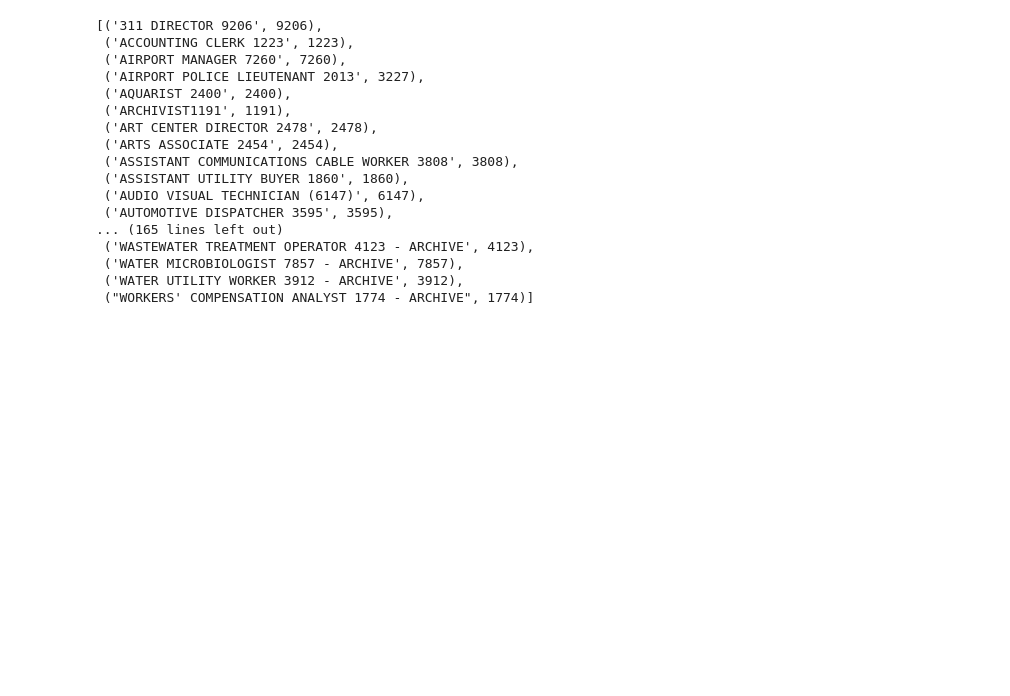
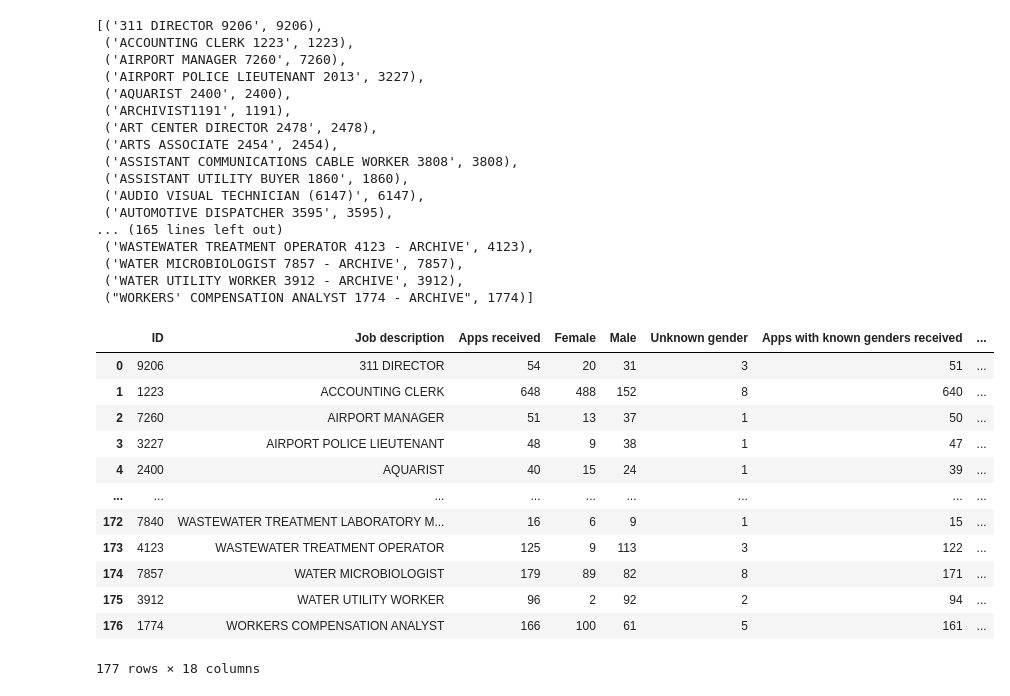
Before and after one commit to JohannaUlveklint/job_discrimination_sandbox, a Jupyter notebook: notebooks/data_cleaning.ipynb, the cells around one changed output. Cells and saved outputs as stored; diff of their text form; code cells hidden in the pictures; blank space fills up the shorter version.

Commit message:
Save new dataframe with all data

```diff
--- a/notebooks/data_cleaning.ipynb
+++ b/notebooks/data_cleaning.ipynb
@@ -663,3 +665,25 @@ ids[111] = "0602"
 df["ID"] = ids
 
 df.to_csv("data/cleaned_data/applicants.csv")
+# %%
+class_df = pd.read_csv("data/cleaned_data/bulletins_w_labels_and_content.csv", dtype={'ID': object})
+distr_df = pd.read_csv("data/cleaned_data/bulletins_labels_share_content.csv", dtype={'ID': object})
+# %%
+df = pd.merge(class_df, distr_df)
+df = df[["ID", "Job Description", "Apps Received", "Female", "Male", "Unknown_Gender", "Apps Received (unknown gender removed)", "Male share", "Female share", "Male share (unknown gender included)", "Female share (unknown gender included)", "Label 60/40", "Numeric label 60/40", "Label 70/30", "Numeric label 70/30", "Cleaned text", "File Names", "Text"]]
+df.rename(columns={"Job Description": "Job description", "Apps Received": "Apps received", "Unknown_Gender": "Unknown gender", "Apps Received (unknown gender removed)": "Apps with known genders received", "Male share": "Male share of known genders", "Female share": "Female share of known genders", "Male share (unknown gender included)": "Male share of total", "Female share (unknown gender included)": "Female share of total", "File Names": "File name"}, inplace=True)
+df
+# %% [output]
+|  | ID | Job description | Apps received | Female | Male | Unknown gender | Apps with known genders received | ... |
+| 0 | 9206 | 311 DIRECTOR | 54 | 20 | 31 | 3 | 51 | ... |
+| 1 | 1223 | ACCOUNTING CLERK | 648 | 488 | 152 | 8 | 640 | ... |
+| 2 | 7260 | AIRPORT MANAGER | 51 | 13 | 37 | 1 | 50 | ... |
+| 3 | 3227 | AIRPORT POLICE LIEUTENANT | 48 | 9 | 38 | 1 | 47 | ... |
+| 4 | 2400 | AQUARIST | 40 | 15 | 24 | 1 | 39 | ... |
+| ... | ... | ... | ... | ... | ... | ... | ... | ... |
+| 172 | 7840 | WASTEWATER TREATMENT LABORATORY M... | 16 | 6 | 9 | 1 | 15 | ... |
+| 173 | 4123 | WASTEWATER TREATMENT OPERATOR | 125 | 9 | 113 | 3 | 122 | ... |
+| 174 | 7857 | WATER MICROBIOLOGIST | 179 | 89 | 82 | 8 | 171 | ... |
+| 175 | 3912 | WATER UTILITY WORKER | 96 | 2 | 92 | 2 | 94 | ... |
+| 176 | 1774 | WORKERS COMPENSATION ANALYST | 166 | 100 | 61 | 5 | 161 | ... |
+177 rows × 18 columns
```
Also changed, not shown: parts of 4 cells of this notebook.
